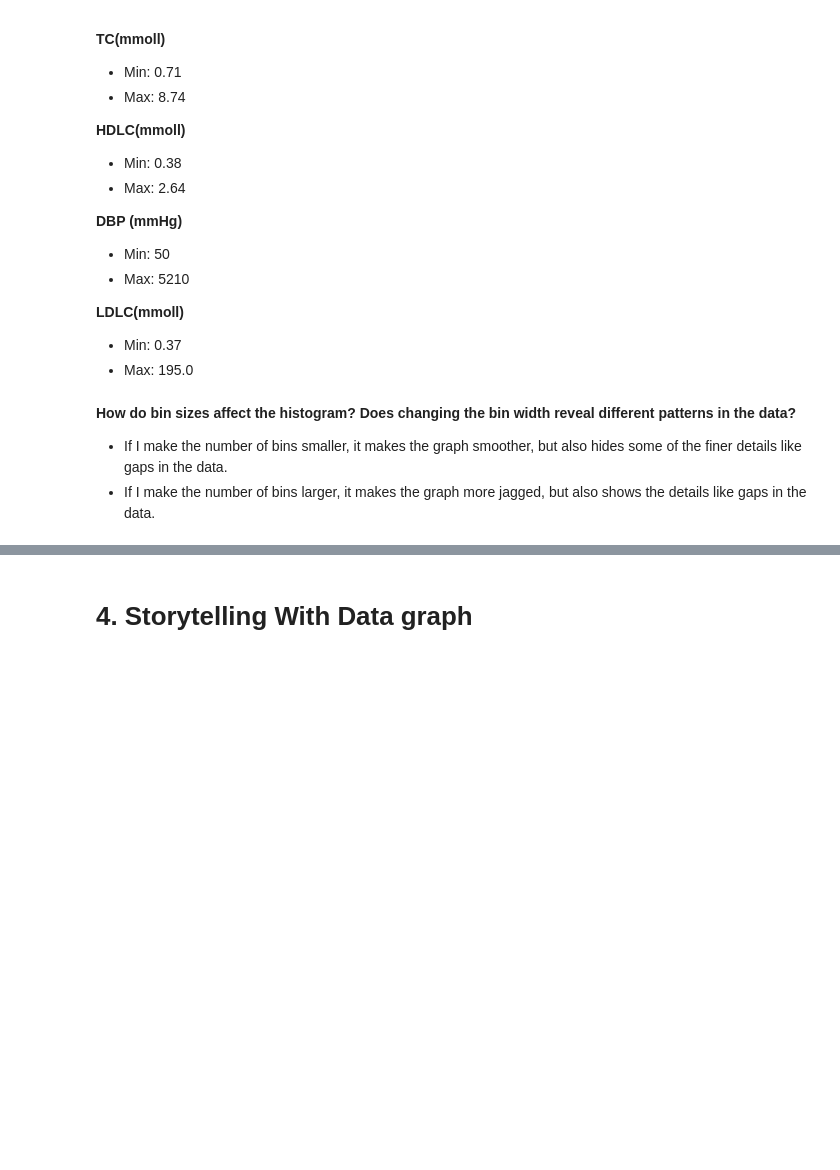
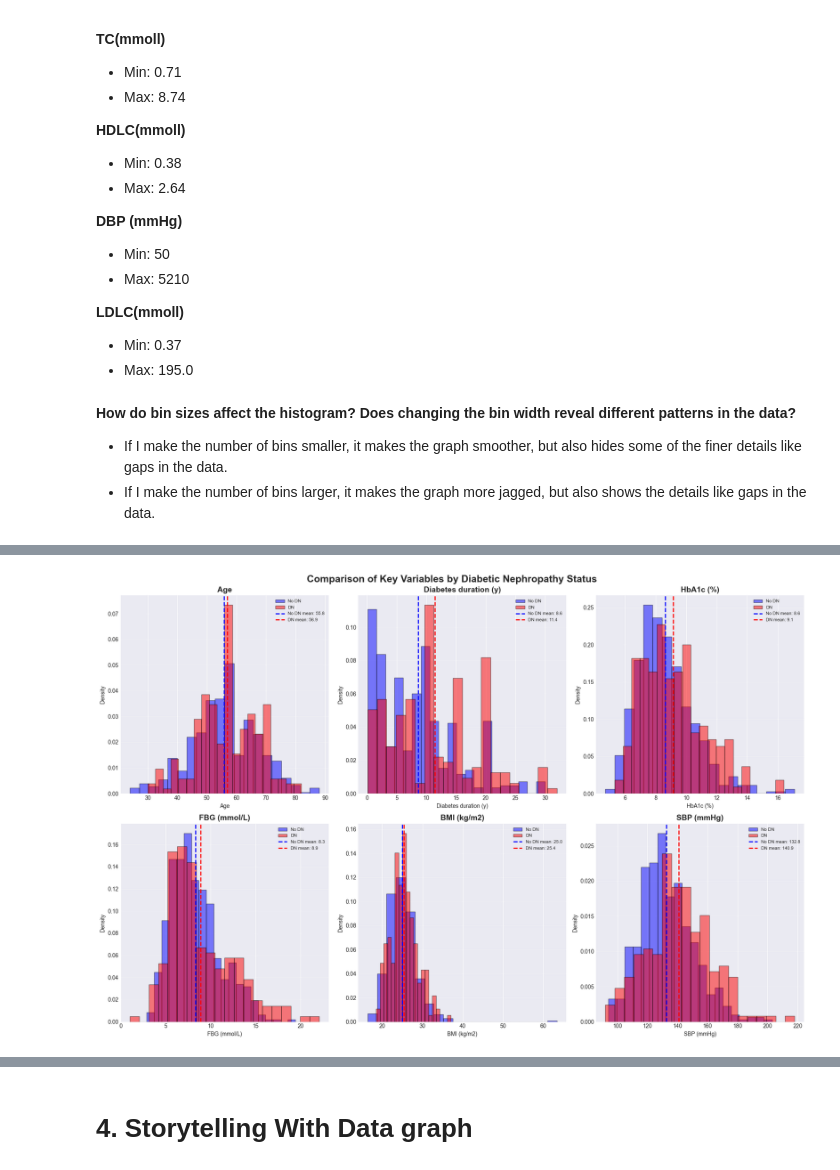
Before and after one commit to reynolkb-bu/bu-cds-dx699-2025-summer, a Jupyter notebook: notebooks/week-4/OMDS-ModB2-Week4-Reynolds-Kyle.ipynb, the cells around one changed output, grey strips where cells are left out. Saved outputs shown, nothing was run; the diff lists cells and outputs as text; code cells hidden in the pictures; blank space fills up the shorter version.

```diff
--- a/notebooks/week-4/OMDS-ModB2-Week4-Reynolds-Kyle.ipynb
+++ b/notebooks/week-4/OMDS-ModB2-Week4-Reynolds-Kyle.ipynb
@@ -346,0 +398,27 @@ plt.show()
+# %%
+fig, axes = plt.subplots(2, 3, figsize=(18, 12))
+fig.suptitle('Comparison of Key Variables by Diabetic Nephropathy Status', fontsize=18, fontweight='bold')
+
+comparison_vars = ['Age', 'Diabetes duration (y)', 'HbA1c (%)', 'FBG (mmol/L)', 'BMI (kg/m2)', 'SBP (mmHg)']
+axes = axes.flatten()
+
+for idx, col in enumerate(comparison_vars):
+    dn_no = df[df['Diabetic nephropathy (DN)'] == 0][col].dropna()
+    dn_yes = df[df['Diabetic nephropathy (DN)'] == 1][col].dropna()
+
+    axes[idx].hist(dn_no, bins=20, alpha=0.5, label='No DN', color='blue', edgecolor='black', density=True)
+    axes[idx].hist(dn_yes, bins=20, alpha=0.5, label='DN', color='red', edgecolor='black', density=True)
+
+    axes[idx].axvline(dn_no.mean(), color='blue', linestyle='--', linewidth=2, label=f'No DN mean: {dn_no.mean():.1f}')
+    axes[idx].axvline(dn_yes.mean(), color='red', linestyle='--', linewidth=2, label=f'DN mean: {dn_yes.mean():.1f}')
+
+    axes[idx].set_title(f'{col}', fontsize=14, fontweight='bold')
+    axes[idx].set_xlabel(col)
+    axes[idx].set_ylabel('Density')
+    axes[idx].legend(loc='best', fontsize=8)
+    axes[idx].grid(axis='y', alpha=0.3)
+
+plt.tight_layout()
+plt.show()
+# %% [output]
+[figure, added]
```
Also changed, not shown: parts of 23 cells of this notebook.
